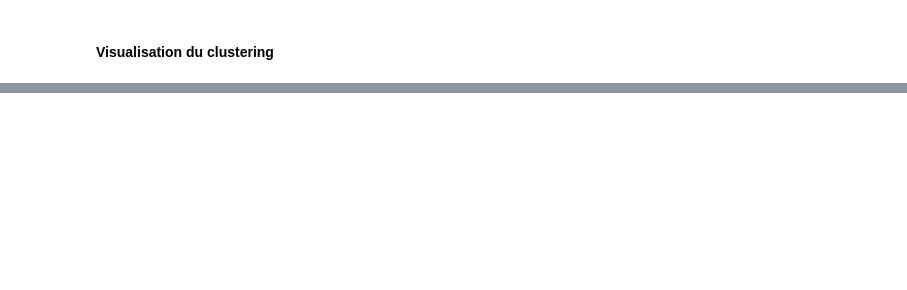
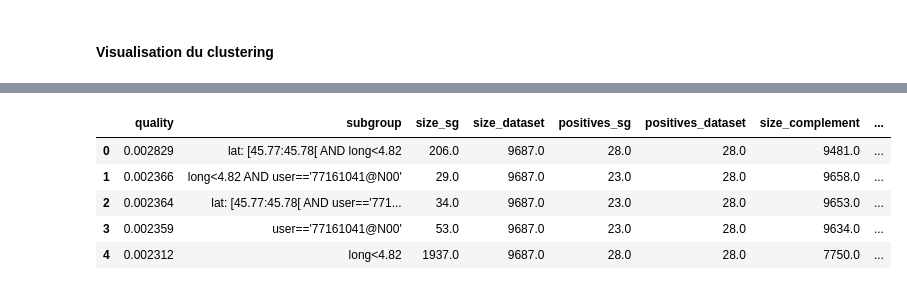
Before and after one commit to Asriell/TP_DataMining_Clustering, a Jupyter notebook: TP_clustering.ipynb, the cells around one changed output, grey strips where cells are left out. Drawn from its saved outputs; the diff is of its cells as text; code cells hidden in the pictures; blank space fills up the shorter version.

```diff
--- a/TP_clustering.ipynb
+++ b/TP_clustering.ipynb
@@ -175,0 +190,11 @@ ax.imshow(carte, zorder=0, extent = BBox, aspect= 'equal')
+# %%
+print(datas.shape)
+print(clustering.labels_.shape)
+datas_columns = datas.columns
+X = datas.values
+tmp = []
+for index in range(0,len(clustering.labels_)):
+    tmp.append(np.append(X[index],clustering.labels_[index]))
+clustered_datas = pd.DataFrame(data = tmp, columns = np.append(datas_columns,["cluster"]))
+print(clustered_datas.head(4))
+print(clustered_datas.shape)
@@ -175,0 +219,20 @@ ax.imshow(carte, zorder=0, extent = BBox, aspect= 'equal')
+# %%
+target = ps.BinaryTarget ('cluster', 0)
+searchspace = ps.create_selectors(clustered_datas, ignore=['cluster'])
+task = ps.SubgroupDiscoveryTask (
+    clustered_datas,
+    target,
+    searchspace,
+    result_set_size=5,
+    depth=2,
+    qf=ps.WRAccQF())
+result = ps.BeamSearch().execute(task)
+
+result.to_dataframe().head(40)
+# %% [output]
+|  | quality | subgroup | size_sg | size_dataset | positives_sg | positives_dataset | size_complement | ... |
+| 0 | 0.002829 | lat: [45.77:45.78[ AND long<4.82 | 206.0 | 9687.0 | 28.0 | 28.0 | 9481.0 | ... |
+| 1 | 0.002366 | long<4.82 AND user=='77161041@N00' | 29.0 | 9687.0 | 23.0 | 28.0 | 9658.0 | ... |
+| 2 | 0.002364 | lat: [45.77:45.78[ AND user=='771... | 34.0 | 9687.0 | 23.0 | 28.0 | 9653.0 | ... |
+| 3 | 0.002359 | user=='77161041@N00' | 53.0 | 9687.0 | 23.0 | 28.0 | 9634.0 | ... |
+| 4 | 0.002312 | long<4.82 | 1937.0 | 9687.0 | 28.0 | 28.0 | 7750.0 | ... |
```
Also changed, not shown: parts of 11 cells of this notebook.
